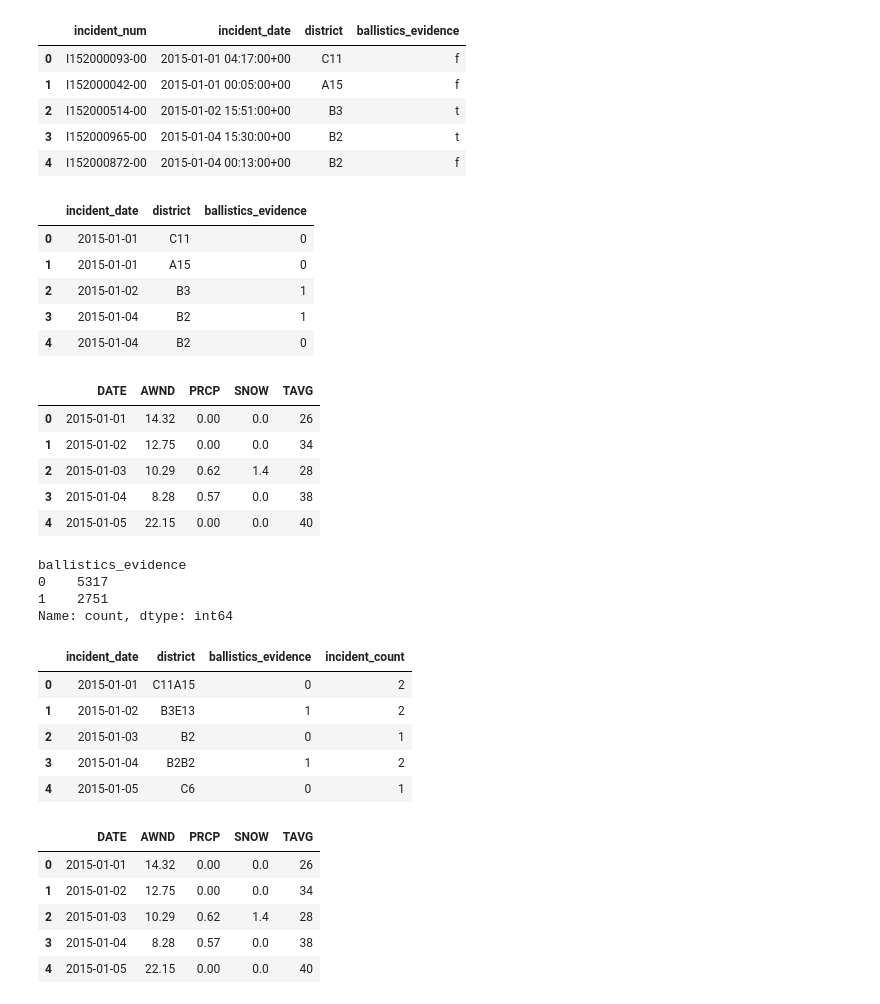
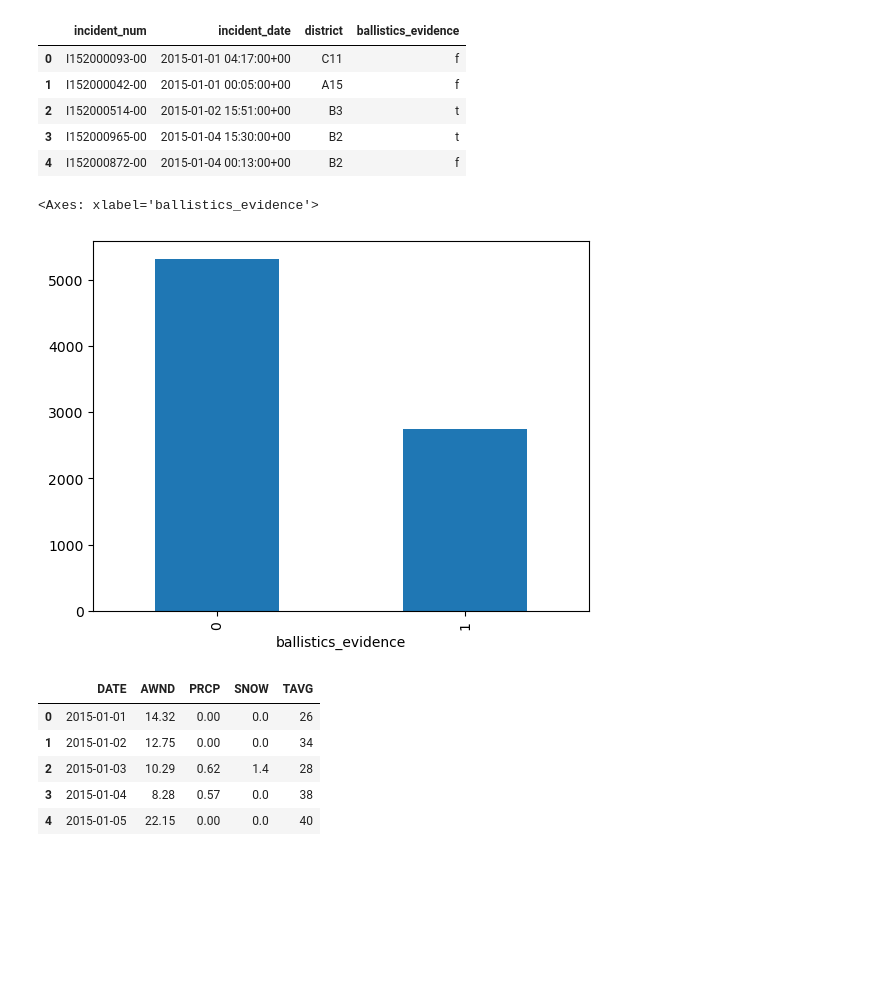
Before and after one commit to kammelCase/ShotsFiredBoston, a Jupyter notebook: ShotsFired_EDA_aggregate_samples.ipynb, the cells around one changed output. Saved outputs shown, nothing was run; the diff lists cells and outputs as text; code cells hidden in the pictures; blank space fills up the shorter version.

```diff
--- a/ShotsFired_EDA_aggregate_samples.ipynb
+++ b/ShotsFired_EDA_aggregate_samples.ipynb
@@ -20,67 +19,40 @@ shots.head()
 # %%
 # cleaning up shots data
 
-# we don't particuarly need the incident number as it stands
+# we don't need the incident number for now
 shots = shots.drop(columns=['incident_num'])
 
-# let's convert the date column to a datetime object
+# converting the incident date to a datetime object
 shots['incident_date'] = pd.to_datetime(shots['incident_date'])
-
-# let's simplify the incident_date column to show just year, month, and day
 shots['incident_date'] = shots['incident_date'].dt.date
 shots['incident_date'] = pd.to_datetime(shots['incident_date'])
 
-# let's convert the ballistic entry to a 1 for True and 0 for False
+# converting t and f to 1 and 0, since this will be summed up by day later
 shots['ballistics_evidence'] = shots['ballistics_evidence'].replace(['t', 'f'], [1, 0])
-
-shots.head()
-# %% [output]
-|  | incident_date | district | ballistics_evidence |
-| 0 | 2015-01-01 | C11 | 0 |
-| 1 | 2015-01-01 | A15 | 0 |
-| 2 | 2015-01-02 | B3 | 1 |
-| 3 | 2015-01-04 | B2 | 1 |
-| 4 | 2015-01-04 | B2 | 0 |
 # %%
-# read in weather data
+# read in weather data in 3 parts because of limitations on the NOAA API
 weather1 = pd.read_csv('data/bos_weather_2015_2017.csv')
 weather2 = pd.read_csv('data/bos_weather_2018_2020.csv')
 weather3 = pd.read_csv('data/bos_weather_2021_2023.csv')
 
-# combine weather data
 weather = pd.concat([weather1, weather2, weather3])
 
-# isolate the columns we want
+# isolating the columns we want
 weather = weather[['DATE', 'AWND', 'PRCP', 'SNOW', 'TAVG']]
 weather['DATE'] = pd.to_datetime(weather['DATE'])
-weather.head()
-# %% [output]
-|  | DATE | AWND | PRCP | SNOW | TAVG |
-| 0 | 2015-01-01 | 14.32 | 0.00 | 0.0 | 26 |
-| 1 | 2015-01-02 | 12.75 | 0.00 | 0.0 | 34 |
-| 2 | 2015-01-03 | 10.29 | 0.62 | 1.4 | 28 |
-| 3 | 2015-01-04 | 8.28 | 0.57 | 0.0 | 38 |
-| 4 | 2015-01-05 | 22.15 | 0.00 | 0.0 | 40 |
 # %%
-shots['ballistics_evidence'].value_counts()
+# curious to see how often ballistics evidence is found.
+# by nature that would be pretty hard to find,
+# but it's a good indicator that there was definitely a shot fired
+
+shots['ballistics_evidence'].value_counts().plot(kind='bar')
 # %% [output]
-ballistics_evidence
-0    5317
-1    2751
-Name: count, dtype: int64
+<Axes: xlabel='ballistics_evidence'>
+[figure, added]
 # %%
-# lets add a incident_count column to count the number of incidents per day
+# adding an incident_count column, one for each occurence
 shots['incident_count'] = 1
 
-# now let's group by day and sum only the incident_count column
+# grouping by day and sum only the incident_count column
 shots_daily = shots.groupby(['incident_date']).sum().reset_index()
-
-shots_daily.head()
-# %% [output]
-|  | incident_date | district | ballistics_evidence | incident_count |
-| 0 | 2015-01-01 | C11A15 | 0 | 2 |
-| 1 | 2015-01-02 | B3E13 | 1 | 2 |
-| 2 | 2015-01-03 | B2 | 0 | 1 |
-| 3 | 2015-01-04 | B2B2 | 1 | 2 |
-| 4 | 2015-01-05 | C6 | 0 | 1 |
 # %%
```
Also changed, not shown: parts of 18 cells of this notebook.
